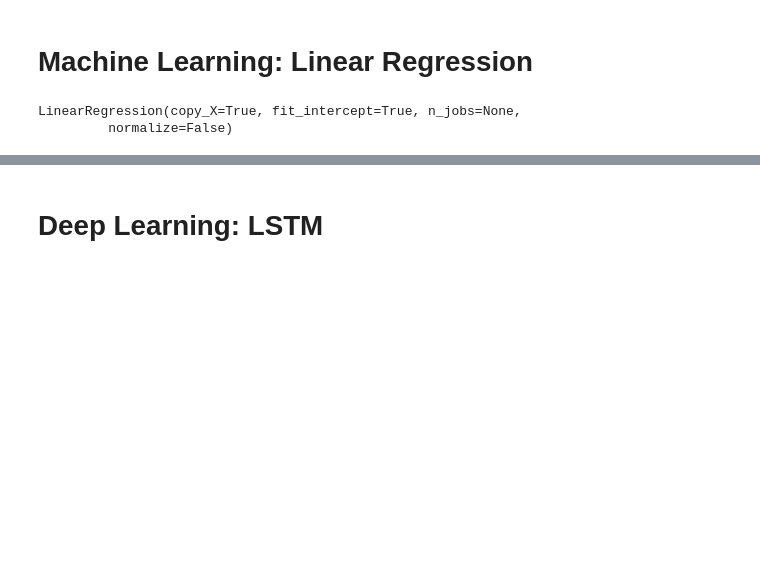
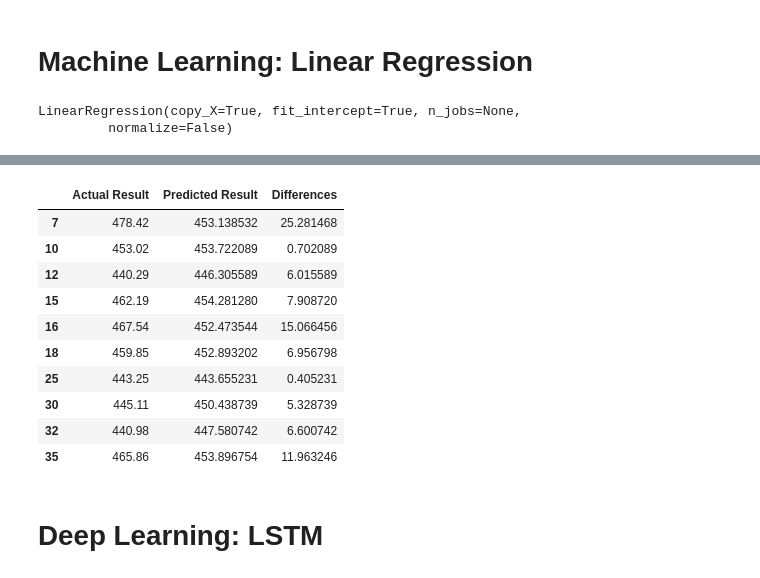
Before and after one commit to chykoushik/S2E-dfki-Electrical-Power-Prediction, a Jupyter notebook: Combined-Cycle-Power-Plant.ipynb, the cells around one changed output, grey strips where cells are left out. Saved outputs shown, nothing was run; the diff lists cells and outputs as text; code cells hidden in the pictures; blank space fills up the shorter version.

```diff
--- a/Combined-Cycle-Power-Plant.ipynb
+++ b/Combined-Cycle-Power-Plant.ipynb
@@ -143,0 +151,3 @@ sns.lineplot(Y_test[0:200], Y_prediction[0:200])
+# %%
+SVMachine = svm.SVR(kernel='rbf')
+SVMachine.fit(X_train, Y_train)
@@ -143,0 +158,2 @@ sns.lineplot(Y_test[0:200], Y_prediction[0:200])
+# %%
+Y_prediction_SVM = SVMachine.predict(X_test)
@@ -143,0 +164,3 @@ sns.lineplot(Y_test[0:200], Y_prediction[0:200])
+# %%
+dataset = pd.DataFrame({'Actual Result': Y_test, 'Predicted Result': Y_prediction_SVM})
+dataset.head(10)
@@ -144,3 +179,18 @@ sns.lineplot(Y_test[0:200], Y_prediction[0:200])
+# %%
+dataset['Differences'] = abs(dataset['Actual Result'] - dataset['Predicted Result'])
+dataset.head(10)
+# %% [output]
+|  | Actual Result | Predicted Result | Differences |
+| 7 | 478.42 | 453.138532 | 25.281468 |
+| 10 | 453.02 | 453.722089 | 0.702089 |
+| 12 | 440.29 | 446.305589 | 6.015589 |
+| 15 | 462.19 | 454.281280 | 7.908720 |
+| 16 | 467.54 | 452.473544 | 15.066456 |
+| 18 | 459.85 | 452.893202 | 6.956798 |
+| 25 | 443.25 | 443.655231 | 0.405231 |
+| 30 | 445.11 | 450.438739 | 5.328739 |
+| 32 | 440.98 | 447.580742 | 6.600742 |
+| 35 | 465.86 | 453.896754 | 11.963246 |
 # %% [markdown]
 # Deep Learning: LSTM
 # %%
```
Also changed, not shown: parts of 11 cells of this notebook.
